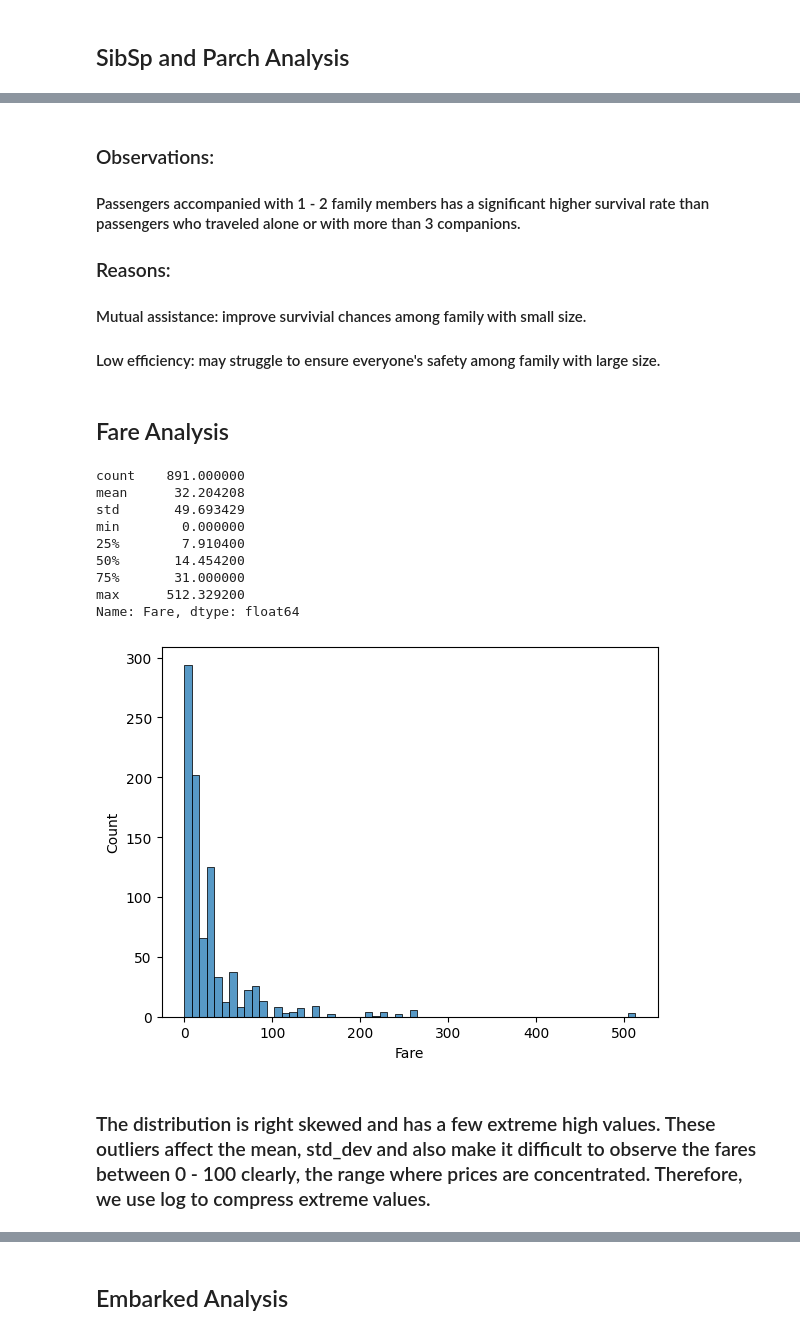
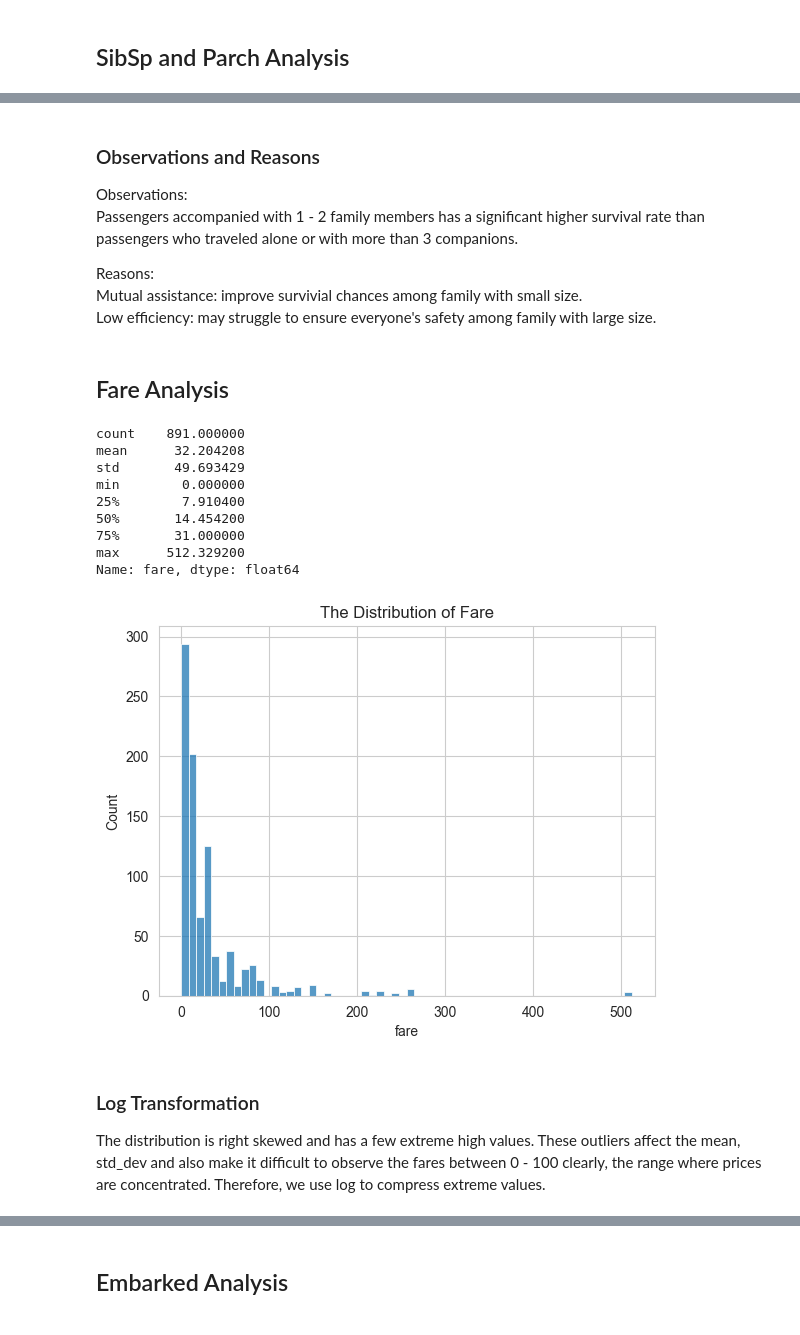
Before and after one commit to tsukiii0306/Titanic-Analysis, a Jupyter notebook: titanic/analysis.ipynb, the cells around one changed output, grey strips where cells are left out. Drawn from its saved outputs; the diff is of its cells as text; code cells hidden in the pictures.

Commit message:
Update EDA analysis: delete file + remove package + revise markdown format + switch to seaborn plots + add violin plots + transform to lower cases

```diff
--- a/titanic/analysis.ipynb
+++ b/titanic/analysis.ipynb
@@ -7,6 +7,7 @@ import seaborn as sns
 # Data Overview
 # %%
 df = pd.read_csv('train.csv')
+df.columns = df.columns.str.lower()
 df.head()
 df.columns
 df.info()
@@ -218,8 +223,9 @@ Senior             199              57       0.286432
 ## SibSp and Parch Analysis
 # %%
 # Merge the SibSp and Parch columns to get the total number of family members
-df['Family'] = df.SibSp + df.Parch
-print(df.Family.value_counts())
-df.Family.value_counts().plot(kind='bar')
-plt.xticks(rotation = 0)
+df['family'] = df.sibsp + df.parch
+print(df.family.value_counts())
+
+sns.countplot(data=df,x='family')
+plt.title('The Distribution of Family Size')
 # %% [output]
@@ -253,18 +253,16 @@ Name: count, dtype: int64
 # %%
 # Family grouping
-df['Family_Size'] = df.Family.apply(lambda x:0 if x == 0 else (1 if x <=2 else 2))
-df_FamilySize = df.groupby('Family_Size').agg(
-    Total_count = ('Family_Size','count'),
-    Survived_count = ('Survived','sum'),
-    Survival_rate = ('Survived','mean')
-).sort_values(by='Survival_rate',ascending=False)
-print(df_FamilySize)
+df['family_size'] = df.family.apply(lambda x:0 if x == 0 else (1 if x <=2 else 2))
+df_familysize = df.groupby('family_size').agg(
+    total_count = ('family_size','count'),
+    survived_count = ('survived','sum'),
+    survival_rate = ('survived','mean')
+).sort_values(by='survival_rate',ascending=False)
+print(df_familysize)
 
-df_FamilySize[['Total_count','Survived_count']].plot(kind='bar')
-plt.title('Total vs Survived Passengers by Family Size')
-plt.xticks(rotation = 0)
+sns.countplot(data=df,x='family_size')
+plt.title('Total Passengers by Family Size')
 plt.figure()
-df_FamilySize['Survival_rate'].plot(kind='bar')
-plt.title('Survival rate by Family Size')
-plt.xticks(rotation = 0)
+sns.barplot(data=df,x='family_size',y='survived')
+plt.title('Survival Rate by Family Size')
 # %% [output]
@@ -279,27 +277,33 @@ Family_Size
 # %% [markdown]
-### Observations:
-#### Passengers accompanied with 1 - 2 family members has a significant higher survival rate than passengers who traveled alone or with more than 3 companions.
-### Reasons:
-#### Mutual assistance: improve survivial chances among family with small size.
-#### Low efficiency: may struggle to ensure everyone's safety among family with large size.
+### Observations and Reasons
+
+Observations:
+Passengers accompanied with 1 - 2 family members has a significant higher survival rate than passengers who traveled alone or with more than 3 companions.
+
+Reasons:
+Mutual assistance: improve survivial chances among family with small size.
+Low efficiency: may struggle to ensure everyone's safety among family with large size.
 # %% [markdown]
 ## Fare Analysis
 # %%
 # Observe the fare distribution
-sns.histplot(df.Fare)
-df.Fare.describe()
+sns.histplot(df.fare)
+plt.title('The Distribution of Fare')
+df.fare.describe()
 # %% [output]
 count    891.000000
 mean      32.204208
 std       49.693429
 min        0.000000
 25%        7.910400
 50%       14.454200
 75%       31.000000
 max      512.329200
-Name: Fare, dtype: float64
+Name: fare, dtype: float64
-[figure, old version]
+[figure, new version]
 # %% [markdown]
-### The distribution is right skewed and has a few extreme high values. These outliers affect the mean, std_dev and also make it difficult to observe the fares between 0 - 100 clearly, the range where prices are concentrated. Therefore, we use log to compress extreme values.
+### Log Transformation
+
+The distribution is right skewed and has a few extreme high values. These outliers affect the mean, std_dev and also make it difficult to observe the fares between 0 - 100 clearly, the range where prices are concentrated. Therefore, we use log to compress extreme values.
 # %%
 # log transformation
```
Also changed, not shown: parts of 40 cells of this notebook, 3 other files.
